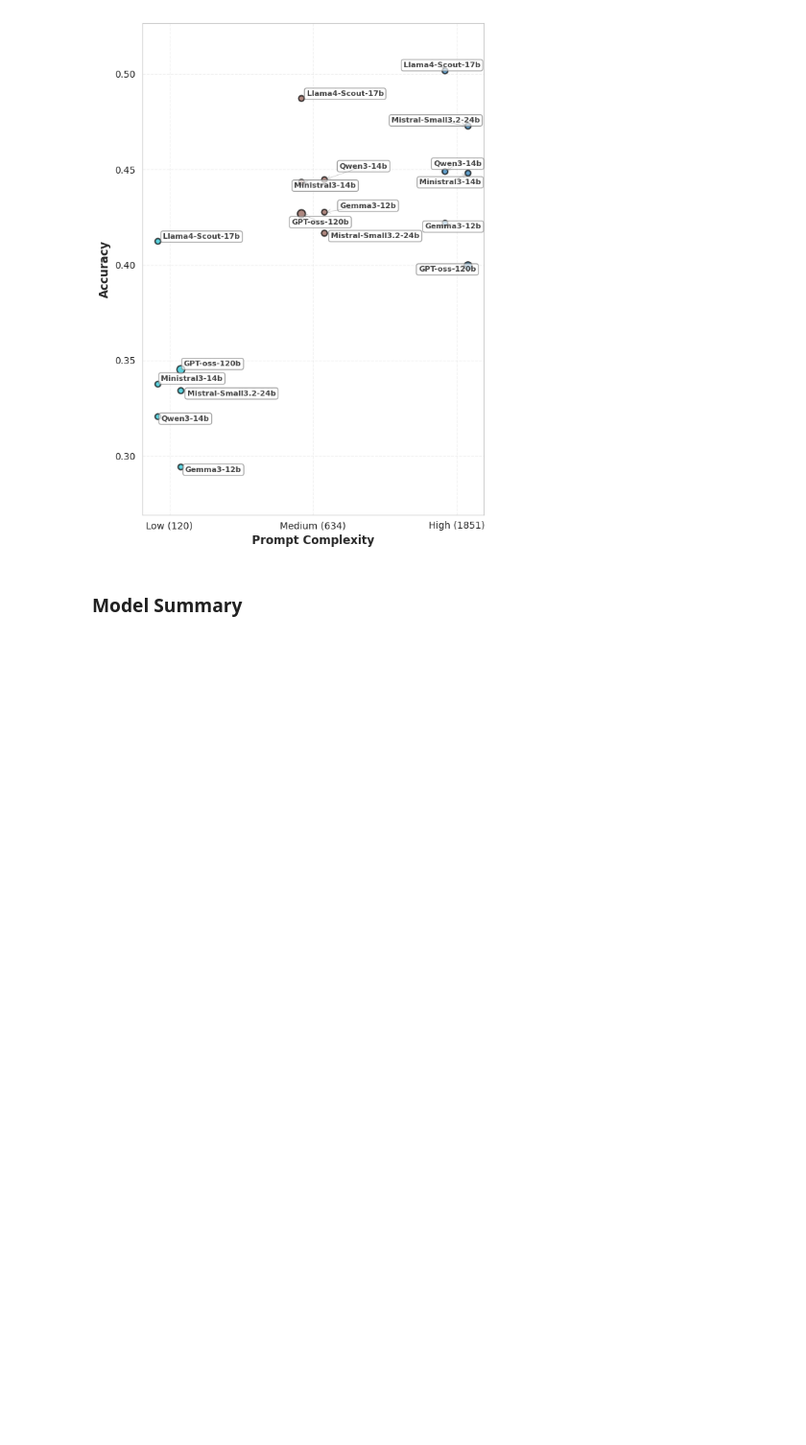
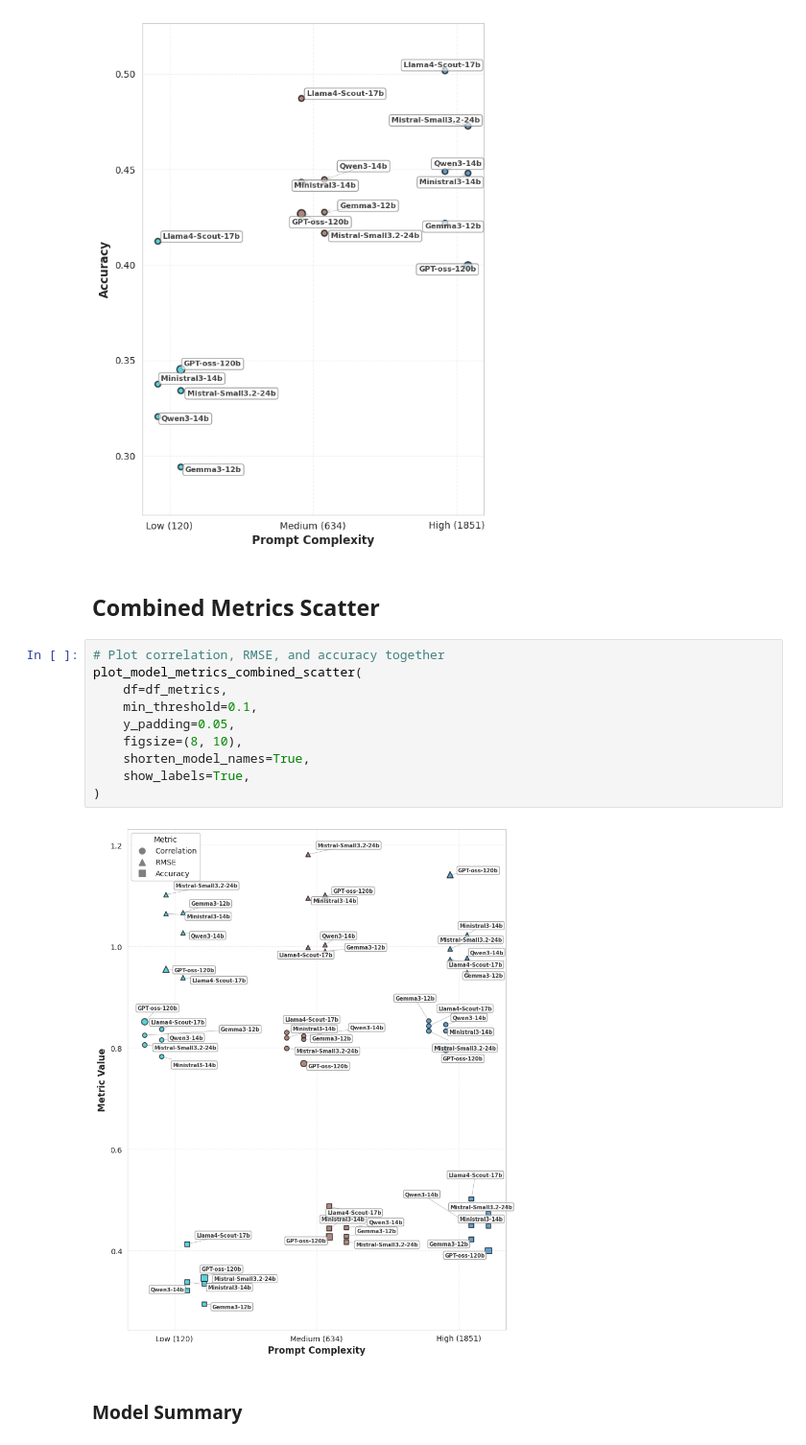
Before and after one commit to itzTerra/vis-desc, a Jupyter notebook: modules/lab/src/evaluation/llm/llm.ipynb, the cells around one changed output. Shown at 96% size. Cells and saved outputs as stored; diff of their text form; blank space fills up the shorter version.

```diff
--- a/modules/lab/src/evaluation/llm/llm.ipynb
+++ b/modules/lab/src/evaluation/llm/llm.ipynb
@@ -116,6 +117,20 @@ plot_model_metrics_scatter(
 )
 # %% [output]
 [figure]
+# %% [markdown]
+## Combined Metrics Scatter
+# %%
+# Plot correlation, RMSE, and accuracy together
+plot_model_metrics_combined_scatter(
+    df=df_metrics,
+    min_threshold=0.1,
+    y_padding=0.05,
+    figsize=(8, 10),
+    shorten_model_names=True,
+    show_labels=True,
+)
+# %% [output]
+[figure, added]
 # %% [markdown]
 ### Model Summary
 # %%
```
Also changed, not shown: parts of 2 cells of this notebook, 3 other files.
